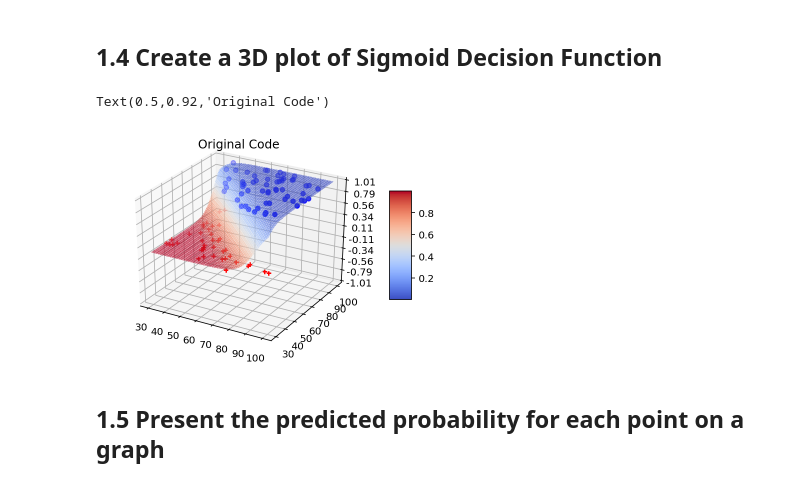
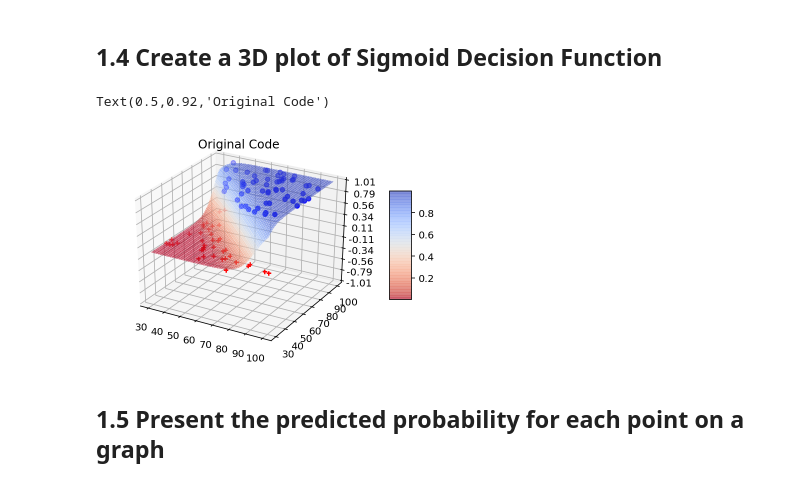
Before and after one commit to nialloh23/coursera-machine-learning, a Jupyter notebook: ex2/ml_ex2.ipynb, the cells around one changed output. Saved outputs shown, nothing was run; the diff lists cells and outputs as text; code cells hidden in the pictures.

```diff
--- a/ex2/ml_ex2.ipynb
+++ b/ex2/ml_ex2.ipynb
@@ -327,24 +357,24 @@ plt.show()
 # %%
 pos = y == 1
 neg = y == 0
 
 fig = plt.figure()
 ax = fig.gca(projection='3d')
 
-ax.plot_surface(xx, yy, z, rstride=1, cstride=1, cmap=cm.coolwarm_r,linewidth=0, antialiased=False,alpha=0.40)
+surf=ax.plot_surface(xx, yy, z, rstride=1, cstride=1, cmap=cm.coolwarm_r,linewidth=0, antialiased=False,alpha=0.40)
 ax.scatter(x[pos,0], x[pos,1], y[pos], color='blue', marker='o')
 ax.scatter(x[neg,0], x[neg,1], y[neg], color='red', marker='+')
 
 ax.set_zlim(-1.01, 1.01)
 
 ax.zaxis.set_major_locator(LinearLocator(10))
 ax.zaxis.set_major_formatter(FormatStrFormatter('%.02f'))
 
 fig.colorbar(surf, shrink=0.5, aspect=5)
 plt.title('Original Code')
 # %% [output]
 Text(0.5,0.92,'Original Code')
-[figure, old version]
+[figure, new version]
 # %% [markdown]
 ## 1.5 Present the predicted probability for each point on a graph
 # %%
```
Also changed, not shown: parts of 44 cells of this notebook, 1 other file.
